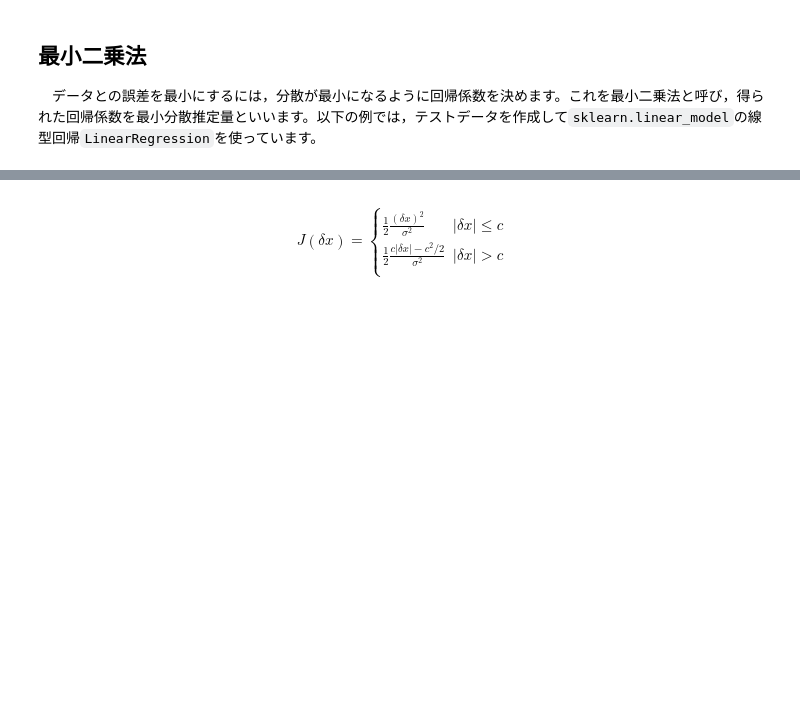
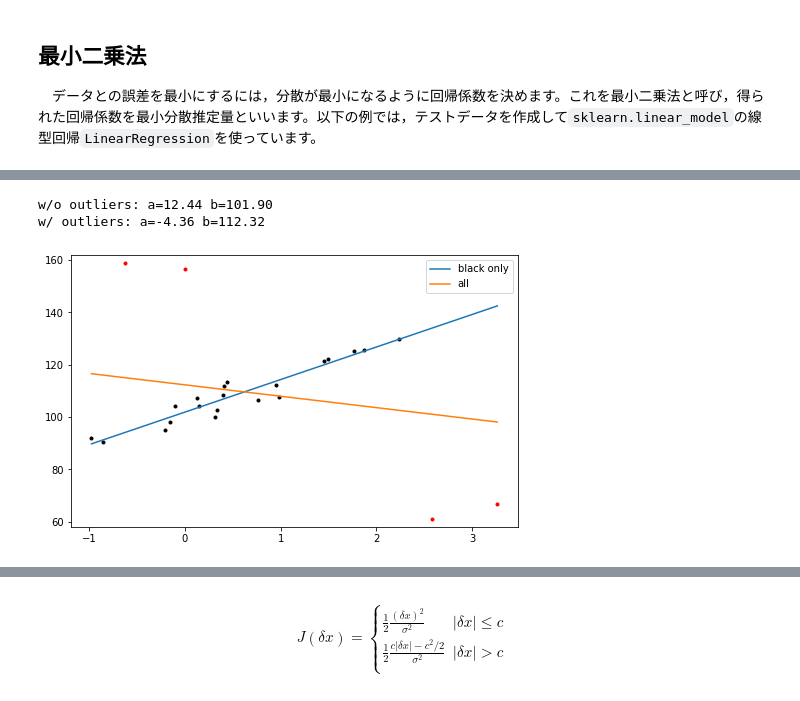
Before and after one commit to tenomoto/pymetds, a Jupyter notebook: Huber.ipynb, the cells around one changed output, grey strips where cells are left out. Cells and saved outputs as stored; diff of their text form; code cells hidden in the pictures; blank space fills up the shorter version.

```diff
--- a/Huber.ipynb
+++ b/Huber.ipynb
@@ -41,0 +52,40 @@ ax.legend()
+# %%
+import numpy as np
+import matplotlib.pyplot as plt
+
+from sklearn.datasets import make_regression
+from sklearn.linear_model import LinearRegression, HuberRegressor
+
+fig, ax = plt.subplots(figsize=[8,5])
+
+rng = np.random.RandomState(0)
+X, y = make_regression(n_samples=20, n_features=1, random_state=0,
+                       noise=4.0, bias=100.0)
+ax.plot(X, y, 'k.')
+Xo = rng.normal(0, 0.5, size=(4, 1))
+yo = rng.normal(0, 2.0, size=4)
+Xo[:2, :] += X.max() + X.mean() / 4
+Xo[2:, :] += X.min() - X.mean() / 4
+yo[:2] += y.min() - y.mean() / 4
+yo[2:] += y.max() + y.mean() / 4
+X1 = np.vstack([X, Xo])
+y1 = np.concatenate([y, yo])
+ax.plot(Xo, yo, 'r.')
+
+x = np.linspace(X1.min(), X1.max(), 7)
+lin = LinearRegression()こ
+lin.fit(X, y)
+y_linear = lin.coef_ * x + lin.intercept_
+print(f"w/o outliers: a={lin.coef_[0]:.2f} b={lin.intercept_:.2f}")
+ax.plot(x, y_linear, label="black only")
+lin.fit(X1, y1)
+y_linear = lin.coef_ * x + lin.intercept_
+print(f"w/ outliers: a={lin.coef_[0]:.2f} b={lin.intercept_:.2f}")
+ax.plot(x, y_linear, label="all")
+ax.set_ylim([58, 162])
+ax.legend()
+plt.show()
+# %% [output]
+w/o outliers: a=12.44 b=101.90
+w/ outliers: a=-4.36 b=112.32
+[figure, added]
```
Also changed, not shown: parts of 16 cells of this notebook, 4 other files.
